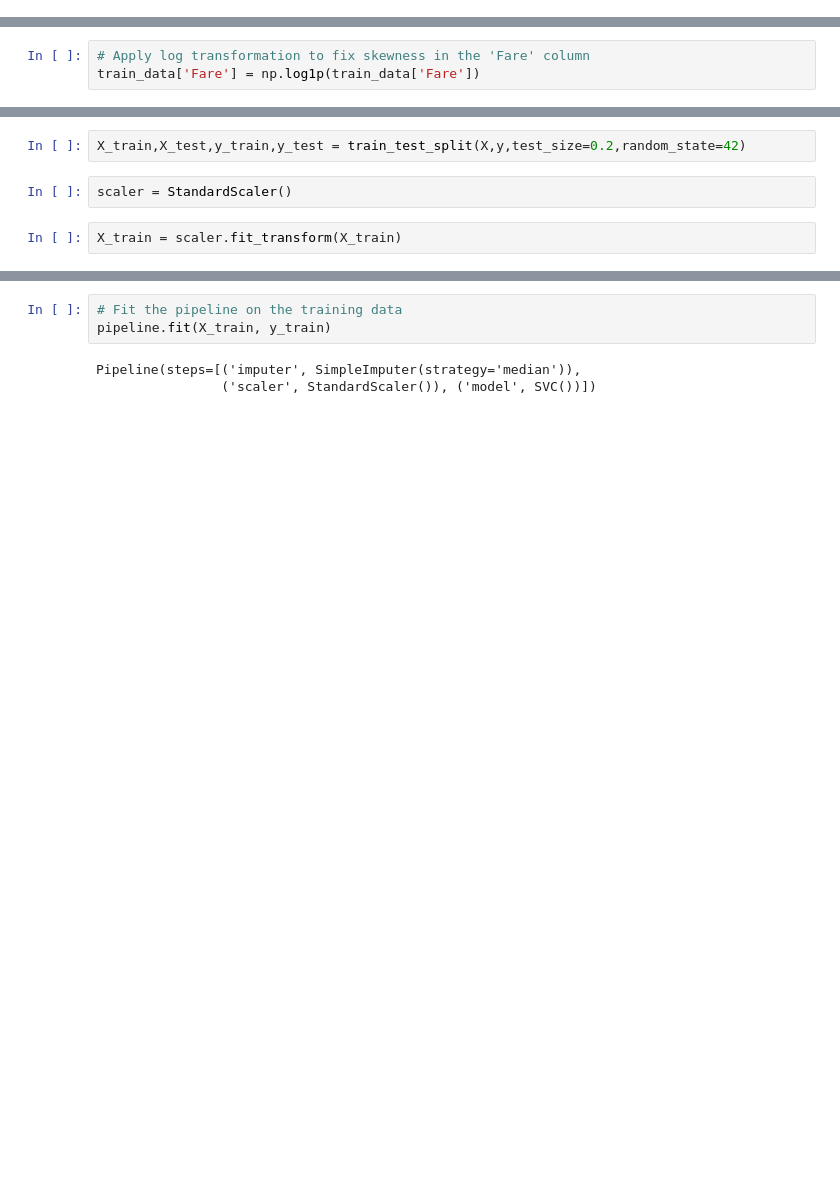
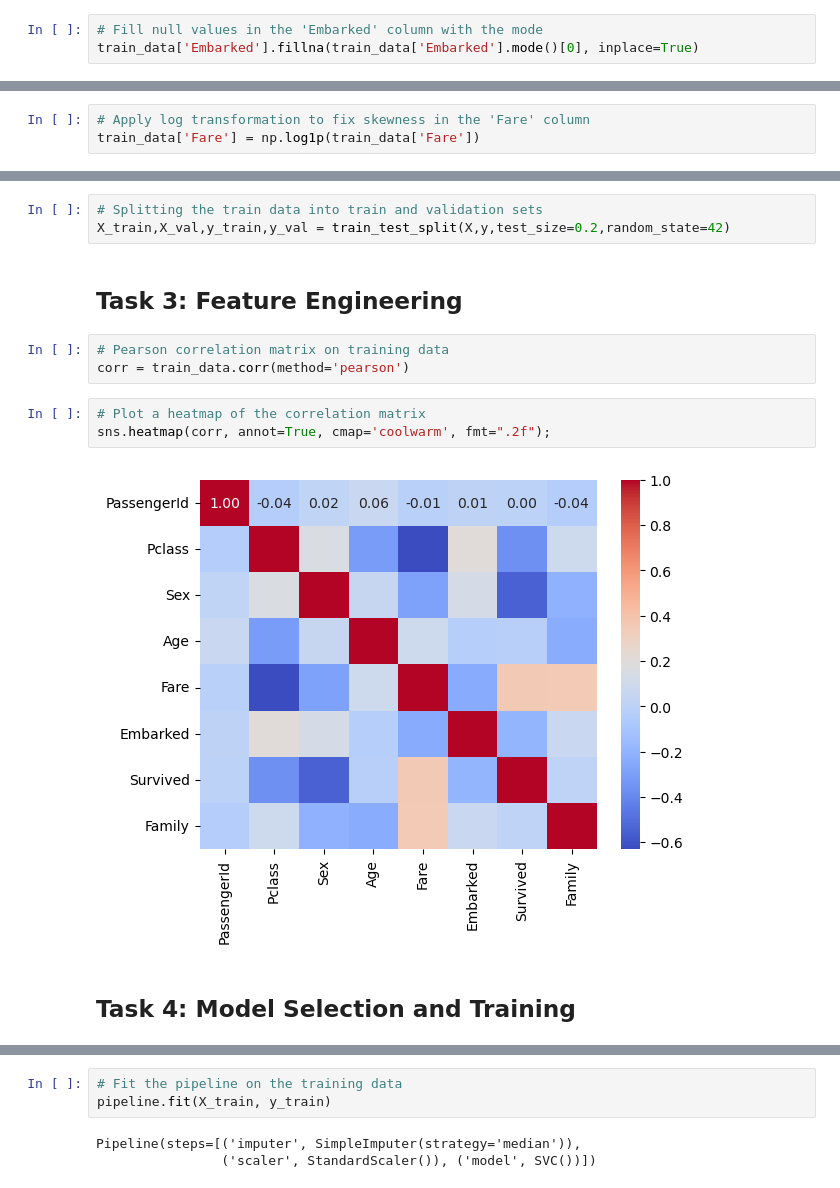
Before and after one commit to amoako420/Titanic_ML, a Jupyter notebook: code.ipynb, the cells around one changed output, grey strips where cells are left out. Saved outputs shown, nothing was run; the diff lists cells and outputs as text; blank space fills up the shorter version.

```diff
--- a/code.ipynb
+++ b/code.ipynb
@@ -56,0 +153,3 @@ le = LabelEncoder()
+# %%
+# Fill null values in the 'Embarked' column with the mode
+train_data['Embarked'].fillna(train_data['Embarked'].mode()[0], inplace=True)
@@ -100,9 +190,18 @@ y = train_data['Survived']
 # %%
-X_train,X_test,y_train,y_test = train_test_split(X,y,test_size=0.2,random_state=42)
+# Splitting the train data into train and validation sets
+X_train,X_val,y_train,y_val = train_test_split(X,y,test_size=0.2,random_state=42)
-# %%
-scaler = StandardScaler()
-# %%
-X_train = scaler.fit_transform(X_train)
+# %% [markdown]
+## Task 3: Feature Engineering
+# %%
+# Pearson correlation matrix on training data
+corr = train_data.corr(method='pearson')
+# %%
+# Plot a heatmap of the correlation matrix
+sns.heatmap(corr, annot=True, cmap='coolwarm', fmt=".2f");
+# %% [output]
+[figure, added]
+# %% [markdown]
+## Task 4: Model Selection and Training
 # %%
 # Create a pipeline with an imputer, scaler, and the model
 pipeline = Pipeline([
```
Also changed, not shown: parts of 34 cells of this notebook.
